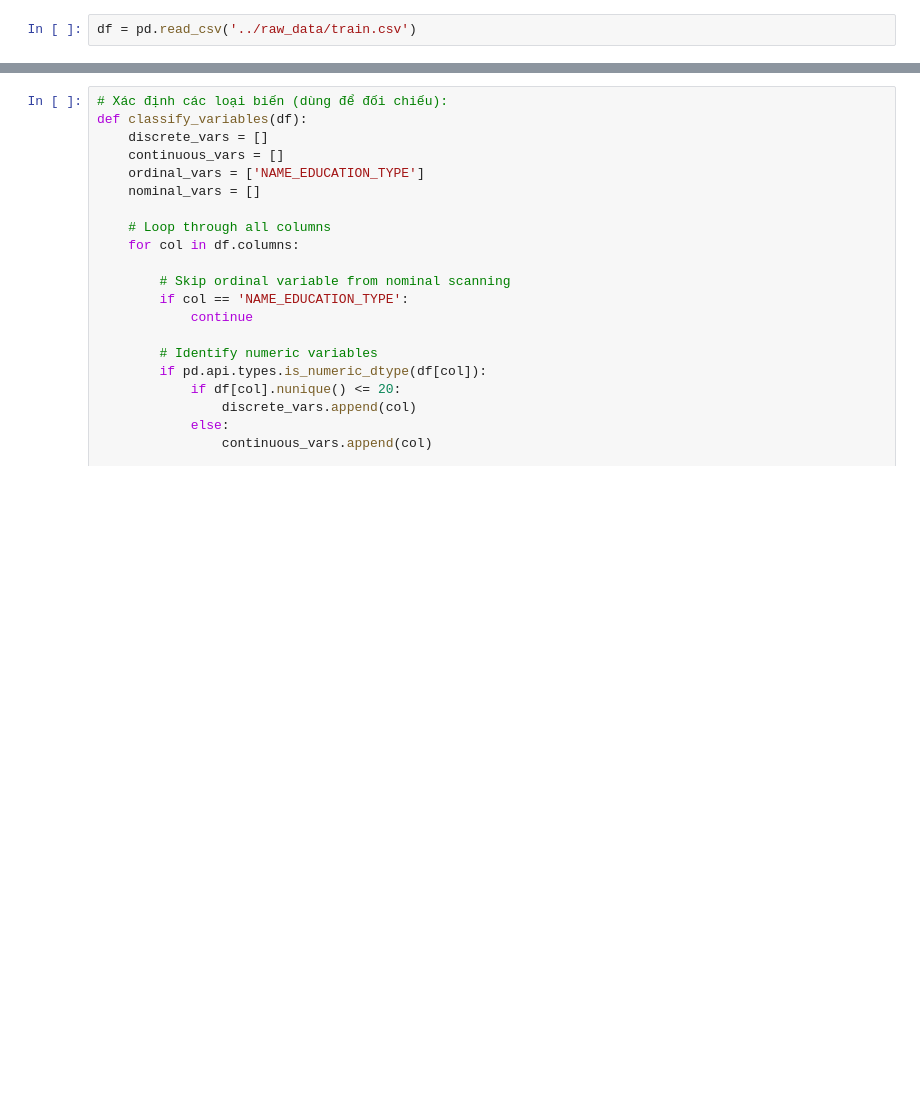
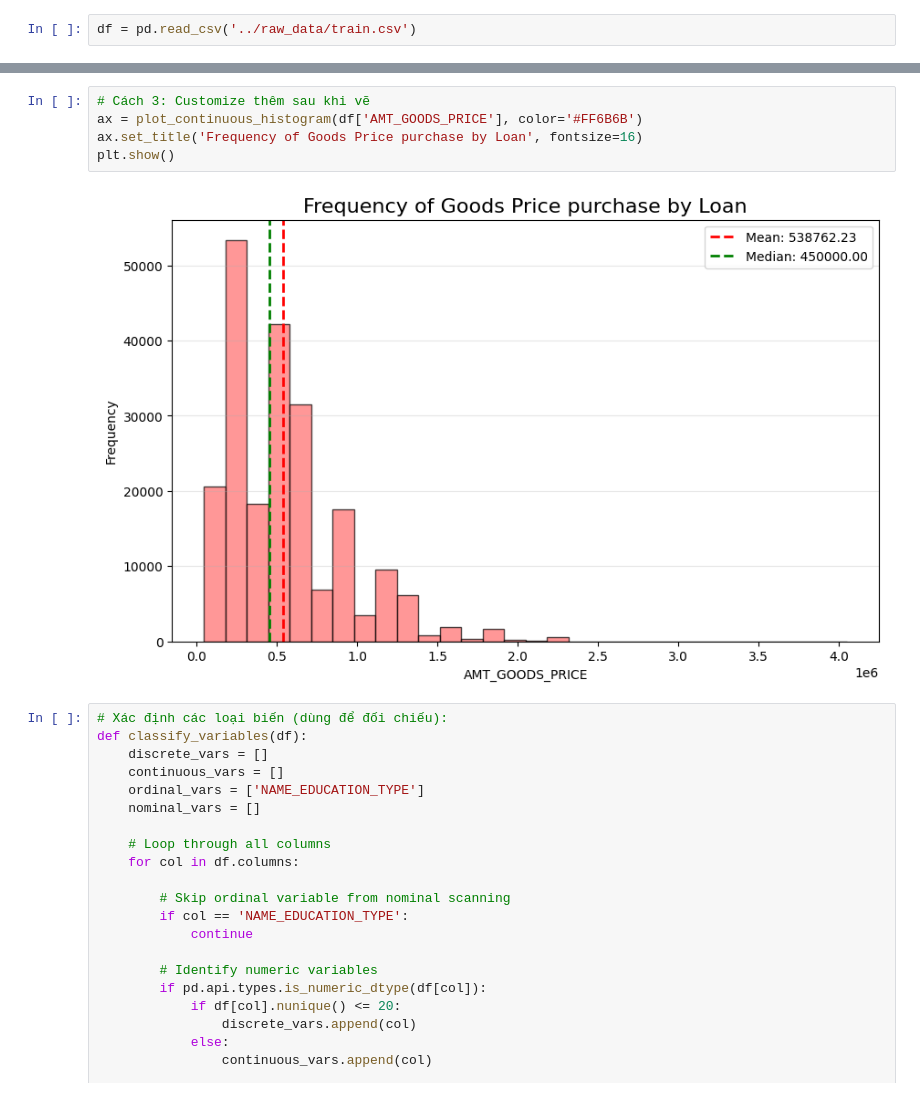
Before and after one commit to MinhGioChai/Data-Visualization, a Jupyter notebook: processing/function.ipynb, the cells around one changed output, grey strips where cells are left out. Saved outputs shown, nothing was run; the diff lists cells and outputs as text; blank space fills up the shorter version.

```diff
--- a/processing/function.ipynb
+++ b/processing/function.ipynb
@@ -802,3 +545,10 @@ plot_continuous_histogram(df['AMT_ANNUITY'])
+# %%
+# Cách 3: Customize thêm sau khi vẽ
+ax = plot_continuous_histogram(df['AMT_GOODS_PRICE'], color='#FF6B6B')
+ax.set_title('Frequency of Goods Price purchase by Loan', fontsize=16)
+plt.show()
+# %% [output]
+[figure, added]
 # %%
 # Xác định các loại biến (dùng để đối chiếu):
 def classify_variables(df):
```
Also changed, not shown: parts of 5 cells of this notebook, 5 other files.
